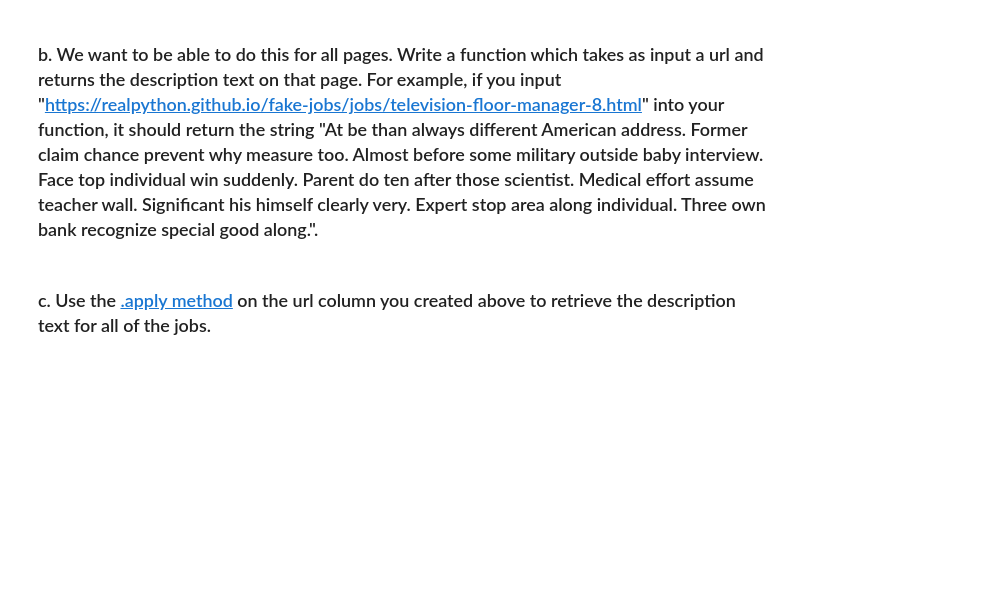
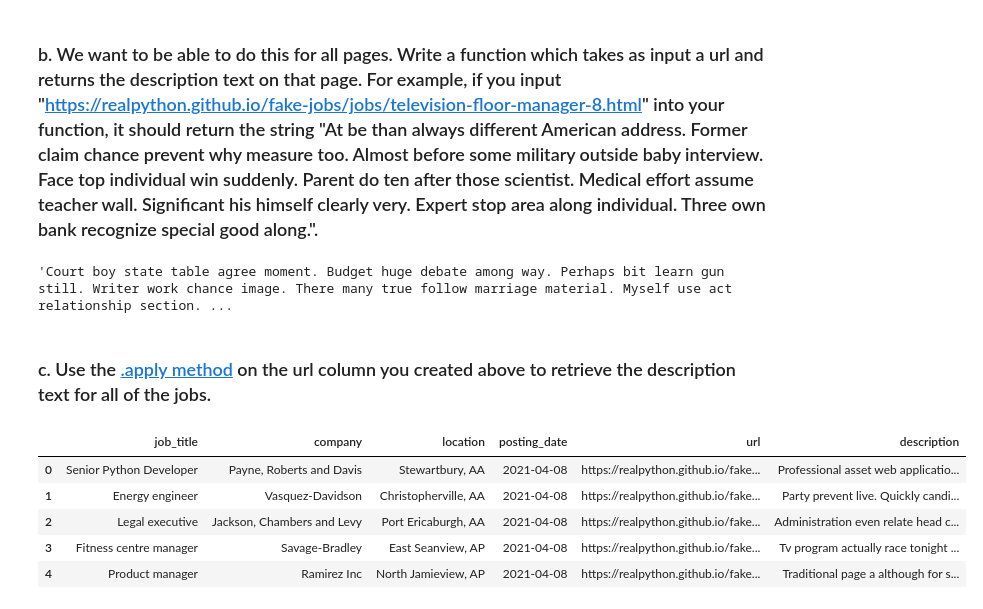
Before and after one commit to NSS-Data-Analytics-Cohort-12/webscraping-da12-HaylieCannon, a Jupyter notebook: notebook/Webscraping_notebook.ipynb, the cells around one changed output. Cells and saved outputs as stored; diff of their text form; code cells hidden in the pictures; blank space fills up the shorter version.

```diff
--- a/notebook/Webscraping_notebook.ipynb
+++ b/notebook/Webscraping_notebook.ipynb
@@ -188,4 +298,24 @@ df['apply'] =
 # %% [markdown]
 ### b. We want to be able to do this for all pages. Write a function which takes as input a url and returns the description text on that page. For example, if you input "https://realpython.github.io/fake-jobs/jobs/television-floor-manager-8.html" into your function, it should return the string "At be than always different American address. Former claim chance prevent why measure too. Almost before some military outside baby interview. Face top individual win suddenly. Parent do ten after those scientist. Medical effort assume teacher wall. Significant his himself clearly very. Expert stop area along individual. Three own bank recognize special good along.".
+# %%
+def get_description(url):
+    r = requests.get(url)
+    soup = BS(r.text)
+    return soup.find('div', class_='content').find('p').text
+
+get_description(url_list[7])
+# %% [output]
+'Court boy state table agree moment. Budget huge debate among way. Perhaps bit learn gun still. Writer work chance image. There many true follow marriage material. Myself use act relationship section. ...
 # %% [markdown]
 ### c. Use the [.apply method](https://pandas.pydata.org/docs/reference/api/pandas.Series.apply.html) on the url column you created above to retrieve the description text for all of the jobs.
+# %%
+df['description'] = df['url'].apply(get_description)
+# %%
+df.head()
+# %% [output]
+|  | job_title | company | location | posting_date | url | description |
+| 0 | Senior Python Developer | Payne, Roberts and Davis | Stewartbury, AA | 2021-04-08 | https://realpython.github.io/fake... | Professional asset web applicatio... |
+| 1 | Energy engineer | Vasquez-Davidson | Christopherville, AA | 2021-04-08 | https://realpython.github.io/fake... | Party prevent live. Quickly candi... |
+| 2 | Legal executive | Jackson, Chambers and Levy | Port Ericaburgh, AA | 2021-04-08 | https://realpython.github.io/fake... | Administration even relate head c... |
+| 3 | Fitness centre manager | Savage-Bradley | East Seanview, AP | 2021-04-08 | https://realpython.github.io/fake... | Tv program actually race tonight ... |
+| 4 | Product manager | Ramirez Inc | North Jamieview, AP | 2021-04-08 | https://realpython.github.io/fake... | Traditional page a although for s... |
```
Also changed, not shown: parts of 39 cells of this notebook.
